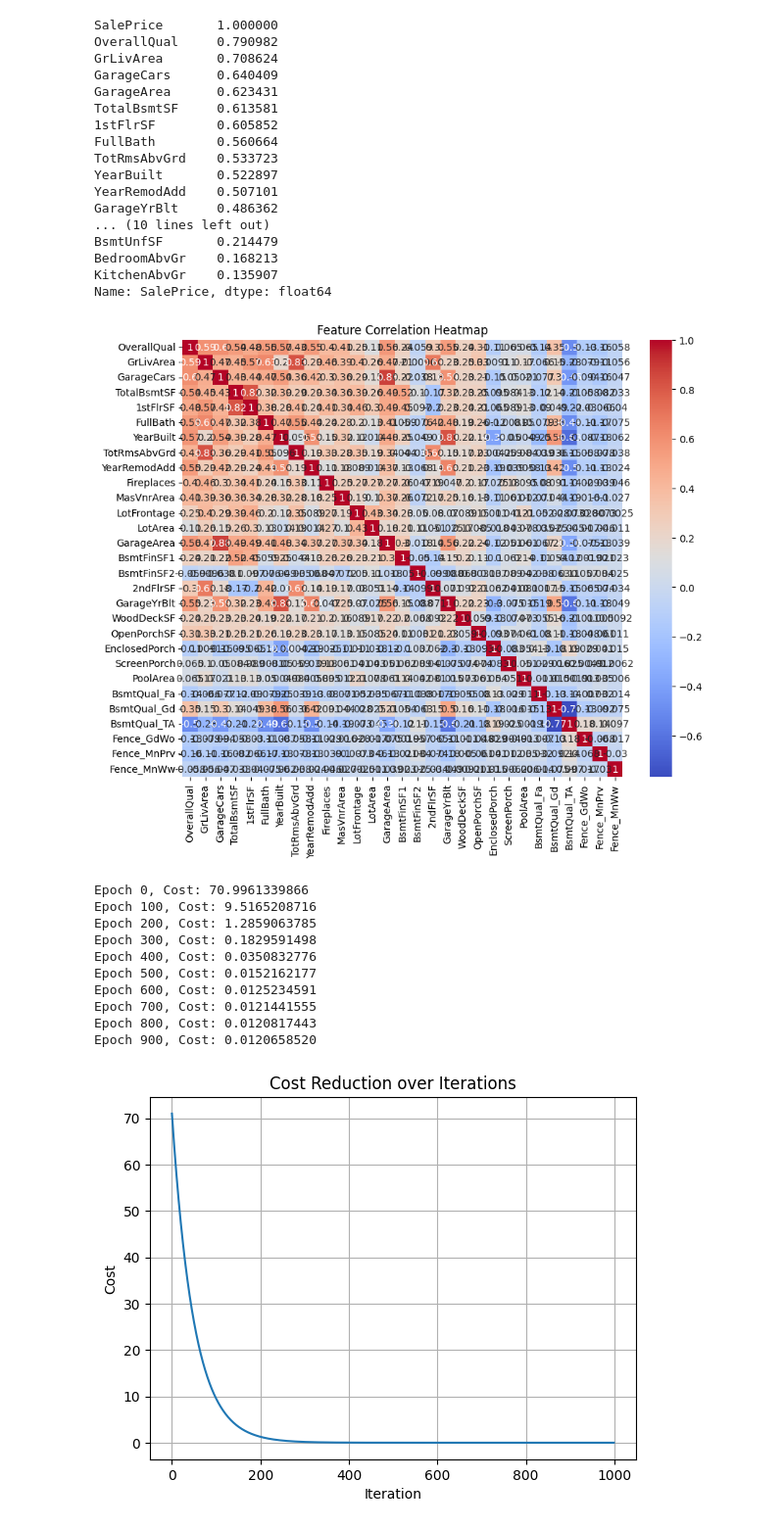
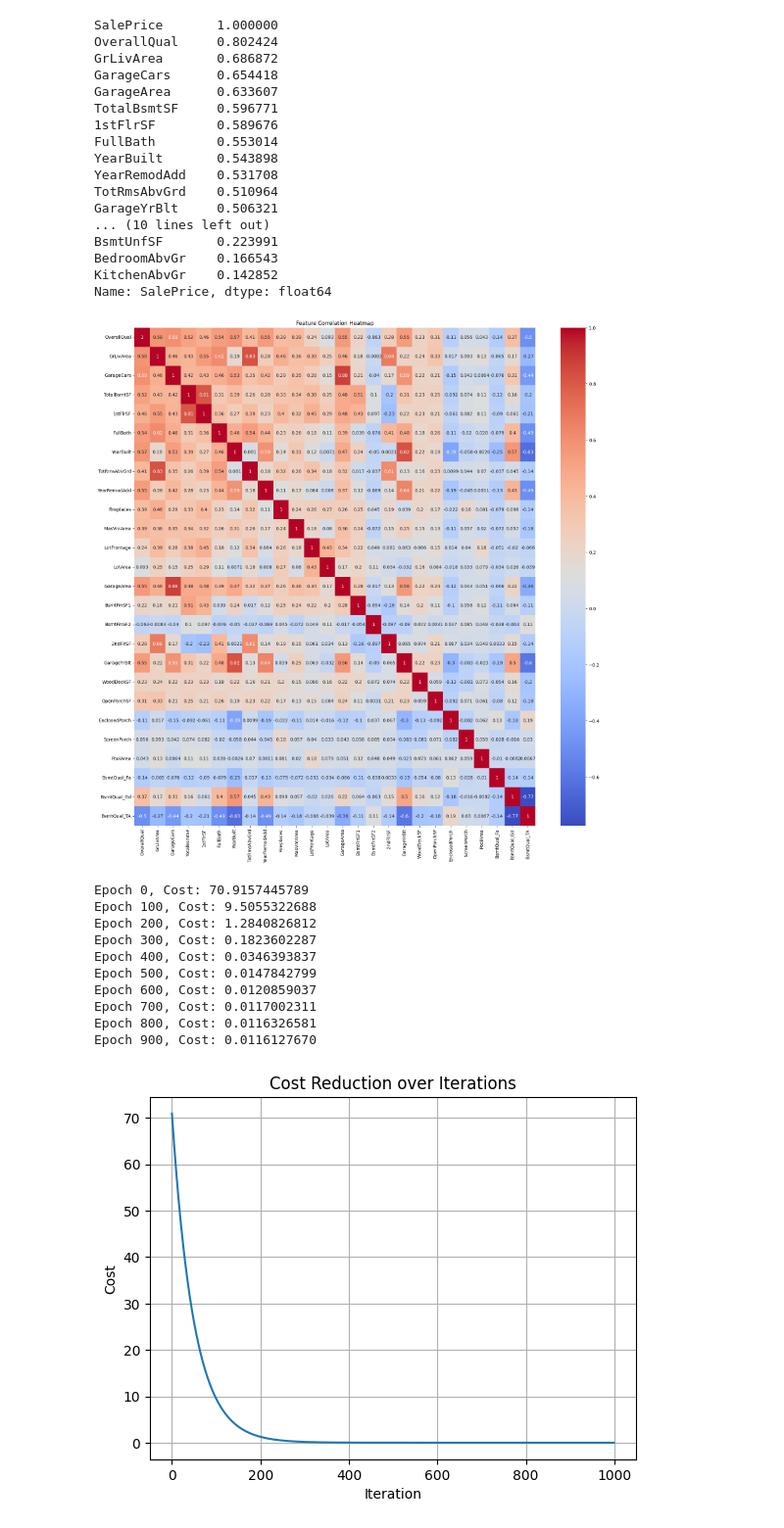
Before and after one commit to UsamaAliK/HOUSE-PRICING-SYSTEM, a Jupyter notebook: House price prediction.ipynb, the cells around one changed output. Shown: that part at 98% size. Saved outputs shown, nothing was run; the diff lists cells and outputs as text; code cells hidden in the pictures.

```diff
--- a/House price prediction.ipynb
+++ b/House price prediction.ipynb
@@ -9,34 +9,38 @@ from sklearn.metrics import mean_squared_error, r2_score
 # %%
 # Load the dataset
 df=pd.read_csv('train.csv')
+# %%
+df= df[df['SalePrice'] < 500000]
+# %%
+df=df[df['SalePrice'] > 0]
 # %%
 correlation_matrix = df.corr(numeric_only=True)
 correlation_with_target = correlation_matrix['SalePrice'].abs().sort_values(ascending=False)
 print(correlation_with_target.head(25))  # Top 20 features
 # %% [output]
 SalePrice       1.000000
-OverallQual     0.790982
-GrLivArea       0.708624
-GarageCars      0.640409
-GarageArea      0.623431
-TotalBsmtSF     0.613581
-1stFlrSF        0.605852
-FullBath        0.560664
-TotRmsAbvGrd    0.533723
-YearBuilt       0.522897
-YearRemodAdd    0.507101
-GarageYrBlt     0.486362
+OverallQual     0.802424
+GrLivArea       0.686872
+GarageCars      0.654418
+GarageArea      0.633607
+TotalBsmtSF     0.596771
+1stFlrSF        0.589676
+FullBath        0.553014
+YearBuilt       0.543898
+YearRemodAdd    0.531708
+TotRmsAbvGrd    0.510964
+GarageYrBlt     0.506321
 ... (10 lines left out)
-BsmtUnfSF       0.214479
-BedroomAbvGr    0.168213
-KitchenAbvGr    0.135907
+BsmtUnfSF       0.223991
+BedroomAbvGr    0.166543
+KitchenAbvGr    0.142852
 Name: SalePrice, dtype: float64
 # %%
 selected_features = df[['OverallQual', 'GrLivArea', 'GarageCars', 'TotalBsmtSF',
                         '1stFlrSF', 'FullBath', 'YearBuilt',
                         'TotRmsAbvGrd', 'YearRemodAdd', 'Fireplaces', 'MasVnrArea','LotFrontage',
                         'LotArea', 'GarageArea', 'BsmtQual', 'BsmtFinSF1', 'BsmtFinSF2','2ndFlrSF','GarageYrBlt',
-                        'WoodDeckSF', 'OpenPorchSF', 'EnclosedPorch', 'ScreenPorch', 'PoolArea', 'Fence']]
+                        'WoodDeckSF', 'OpenPorchSF', 'EnclosedPorch', 'ScreenPorch', 'PoolArea']]
 Y = df['SalePrice']
 # %%
 def one_hot_encode_df(df):
@@ -46,14 +50,14 @@ selected_features= one_hot_encode_df(selected_features)
 # %%
 import seaborn as sns
 import matplotlib.pyplot as plt
 
 corr_matrix = selected_features.corr()
-plt.figure(figsize=(10, 8))
+plt.figure(figsize=(20, 20))
 sns.heatmap(corr_matrix, annot=True, cmap='coolwarm')
 plt.title('Feature Correlation Heatmap')
 plt.show()
 # %% [output]
-[figure, old version]
+[figure, new version]
 # %%
 selected_features.isnull().values.any()
 # Fill missing values with the mean of each column
@@ -116,16 +120,16 @@ learning_rate = 0.01
 epochs = 1000
 theta_final, cost_history = GradientDescent(X_b, y_train_log, theta, learning_rate, epochs)
 # %% [output]
-Epoch 0, Cost: 70.9961339866
-Epoch 100, Cost: 9.5165208716
-Epoch 200, Cost: 1.2859063785
-Epoch 300, Cost: 0.1829591498
-Epoch 400, Cost: 0.0350832776
-Epoch 500, Cost: 0.0152162177
-Epoch 600, Cost: 0.0125234591
-Epoch 700, Cost: 0.0121441555
-Epoch 800, Cost: 0.0120817443
-Epoch 900, Cost: 0.0120658520
+Epoch 0, Cost: 70.9157445789
+Epoch 100, Cost: 9.5055322688
+Epoch 200, Cost: 1.2840826812
+Epoch 300, Cost: 0.1823602287
+Epoch 400, Cost: 0.0346393837
+Epoch 500, Cost: 0.0147842799
+Epoch 600, Cost: 0.0120859037
+Epoch 700, Cost: 0.0117002311
+Epoch 800, Cost: 0.0116326581
+Epoch 900, Cost: 0.0116127670
 # %%
 plt.plot(cost_history)
 plt.title("Cost Reduction over Iterations")
```
Also changed, not shown: parts of 3 cells of this notebook.
